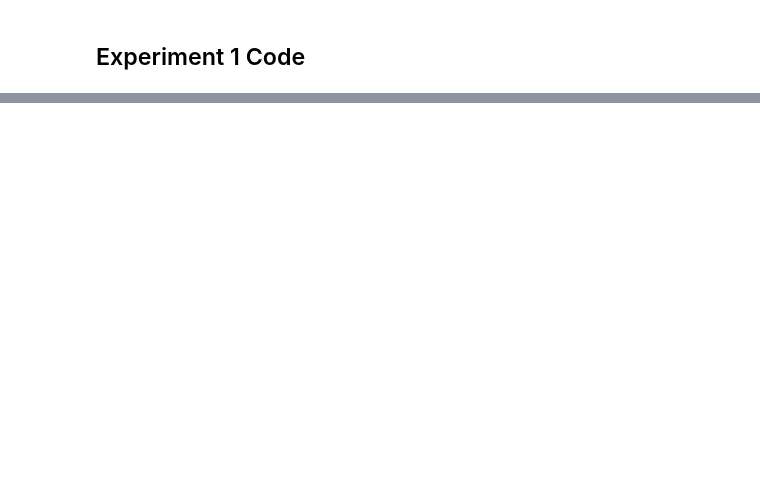
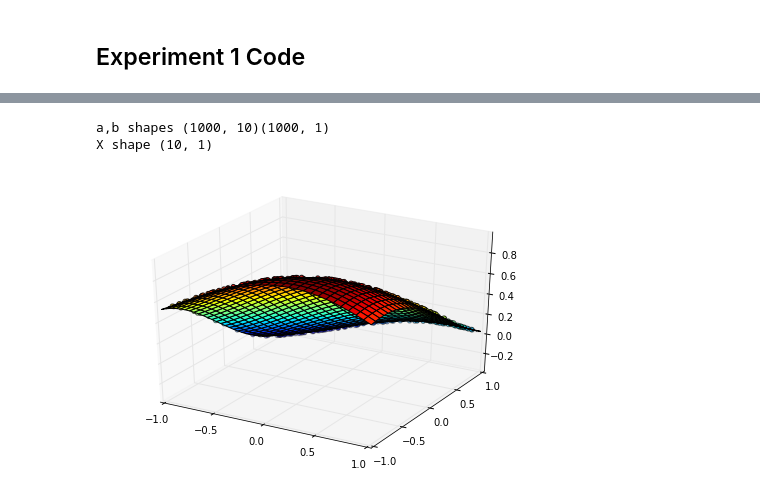
Before and after one commit to edouardklein/RL-and-IRL, a Jupyter notebook: Exp1.ipynb, the cells around one changed output, grey strips where cells are left out. Cells and saved outputs as stored; diff of their text form; code cells hidden in the pictures; blank space fills up the shorter version.

```diff
--- a/Exp1.ipynb
+++ b/Exp1.ipynb
@@ -686,0 +455,25 @@ plot( trace_good[:,0],trace_good[:,1],ls='',marker='o')
+# %%
+reg_X = rand(1000,2)*2-1
+test_theta = rand(10,1)-0.5
+reg_Y = dot(test_theta.transpose(),inverted_pendulum_psi(reg_X)).reshape(1000,1)
+
+regressor = get_least_squares_regressor_for_SCI(inverted_pendulum_psi, 2)
+reg = regressor(hstack([reg_X,reg_Y]))
+
+X = linspace(-1,1,30)
+Y = X
+X,Y = meshgrid(X,Y)
+XY=zip_stack(X,Y)
+Z = squeeze(reg(XY))
+true_Z = squeeze(reg(XY))
+
+from matplotlib import cm
+fig = figure()
+ax=Axes3D(fig)
+ax.plot_surface(X,Y,Z, cmap=cm.jet,cstride=1,rstride=1)
+ax.scatter(reg_X[:,0],reg_X[:,1],reg_Y,c=reg_Y)
+show()
+# %% [output]
+a,b shapes (1000, 10)(1000, 1)
+X shape (10, 1)
+[figure, added]
```
Also changed, not shown: parts of 24 cells of this notebook, 1 other file.
